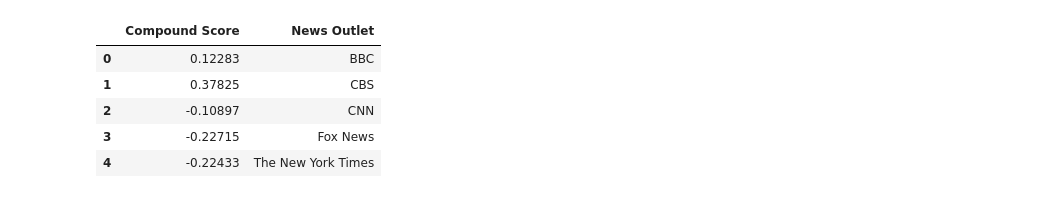
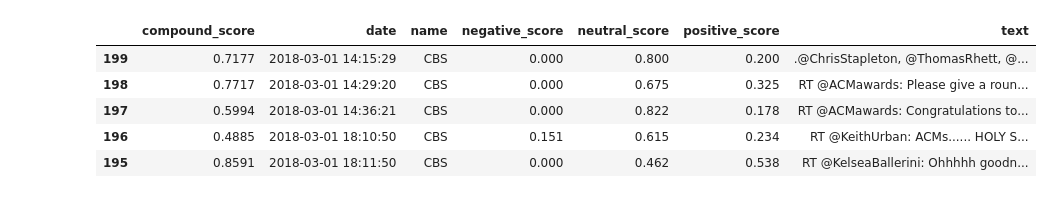
Before and after one commit to jessicalhammond/UCB_DA, a Jupyter notebook: News_Sentiment/News_Mood.ipynb, the cells around one changed output. Cells and saved outputs as stored; diff of their text form; code cells hidden in the pictures.

```diff
--- a/News_Sentiment/News_Mood.ipynb
+++ b/News_Sentiment/News_Mood.ipynb
@@ -57,14 +64,7 @@ overall_df = pd.DataFrame({
     "News Outlet": overall_outlet,
     "Compound Score" : overall_compound,
     })
-overall_df
+# overall_df
-# %% [output]
-|  | Compound Score | News Outlet |
-| 0 | 0.12283 | BBC |
-| 1 | 0.37825 | CBS |
-| 2 | -0.10897 | CNN |
-| 3 | -0.22715 | Fox News |
-| 4 | -0.22433 | The New York Times |
 # %%
 # compound_list
 # %%
@@ -77,0 +87,10 @@ sentiment_df = pd.DataFrame({
+# %%
+sentiment_df.sort_values("date", inplace=True, ascending=True)
+sentiment_df.head()
+# %% [output]
+|  | compound_score | date | name | negative_score | neutral_score | positive_score | text |
+| 199 | 0.7177 | 2018-03-01 14:15:29 | CBS | 0.000 | 0.800 | 0.200 | .@ChrisStapleton, @ThomasRhett, @... |
+| 198 | 0.7717 | 2018-03-01 14:29:20 | CBS | 0.000 | 0.675 | 0.325 | RT @ACMawards: Please give a roun... |
+| 197 | 0.5994 | 2018-03-01 14:36:21 | CBS | 0.000 | 0.822 | 0.178 | RT @ACMawards: Congratulations to... |
+| 196 | 0.4885 | 2018-03-01 18:10:50 | CBS | 0.151 | 0.615 | 0.234 | RT @KeithUrban: ACMs...... HOLY S... |
+| 195 | 0.8591 | 2018-03-01 18:11:50 | CBS | 0.000 | 0.462 | 0.538 | RT @KelseaBallerini: Ohhhhh goodn... |
```
Also changed, not shown: parts of 11 cells of this notebook, 3 other files.
